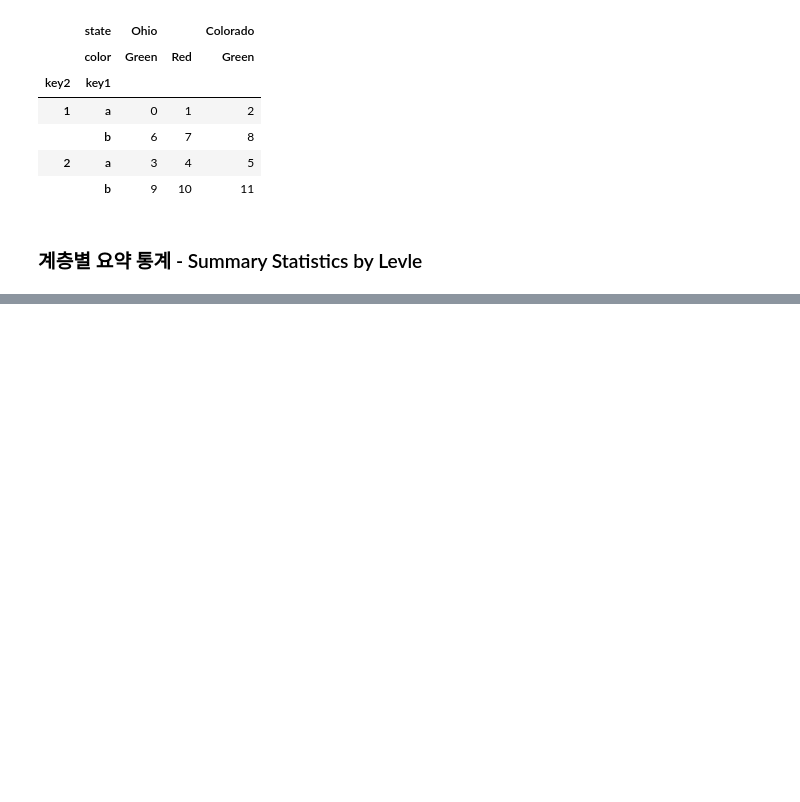
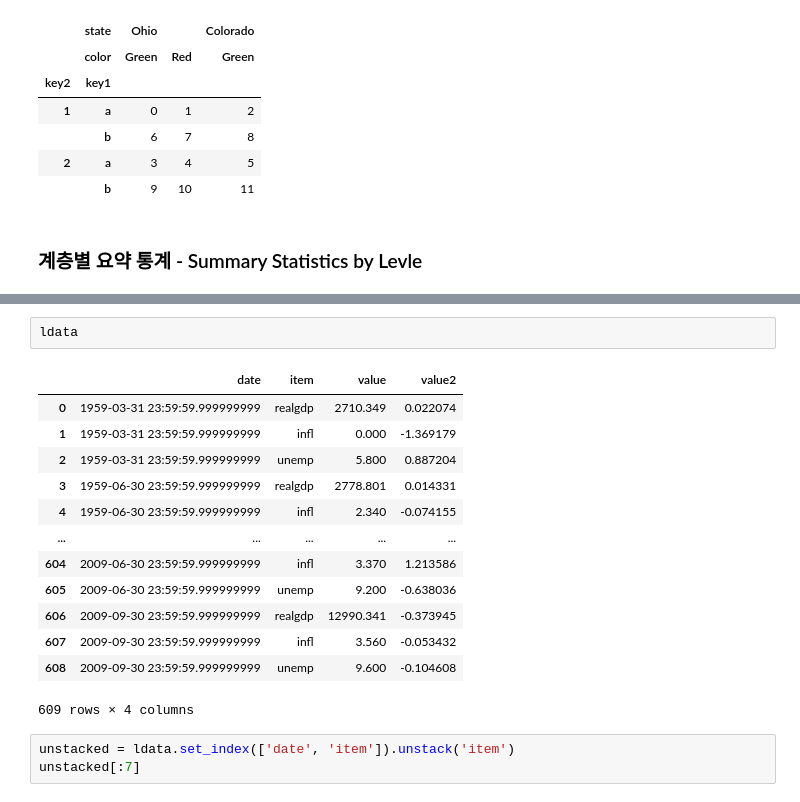
Before and after one commit to netager/Quick_Ref, a Jupyter notebook: data_analysis/Pandas/pandas_basic.ipynb, the cells around one changed output, grey strips where cells are left out. Cells and saved outputs as stored; diff of their text form; blank space fills up the shorter version.

```diff
--- a/data_analysis/Pandas/pandas_basic.ipynb
+++ b/data_analysis/Pandas/pandas_basic.ipynb
@@ -2175,0 +3130,19 @@ frame.swaplevel(0,1).sort_index(level=0)  # swaplevel() 수행후 sort_index()
+# %%
+ldata
+# %% [output]
+|  | date | item | value | value2 |
+| 0 | 1959-03-31 23:59:59.999999999 | realgdp | 2710.349 | 0.022074 |
+| 1 | 1959-03-31 23:59:59.999999999 | infl | 0.000 | -1.369179 |
+| 2 | 1959-03-31 23:59:59.999999999 | unemp | 5.800 | 0.887204 |
+| 3 | 1959-06-30 23:59:59.999999999 | realgdp | 2778.801 | 0.014331 |
+| 4 | 1959-06-30 23:59:59.999999999 | infl | 2.340 | -0.074155 |
+| ... | ... | ... | ... | ... |
+| 604 | 2009-06-30 23:59:59.999999999 | infl | 3.370 | 1.213586 |
+| 605 | 2009-06-30 23:59:59.999999999 | unemp | 9.200 | -0.638036 |
+| 606 | 2009-09-30 23:59:59.999999999 | realgdp | 12990.341 | -0.373945 |
+| 607 | 2009-09-30 23:59:59.999999999 | infl | 3.560 | -0.053432 |
+| 608 | 2009-09-30 23:59:59.999999999 | unemp | 9.600 | -0.104608 |
+609 rows × 4 columns
+# %%
+unstacked = ldata.set_index(['date', 'item']).unstack('item')
+unstacked[:7]
```
Also changed, not shown: parts of 101 cells of this notebook, 1 other file.
